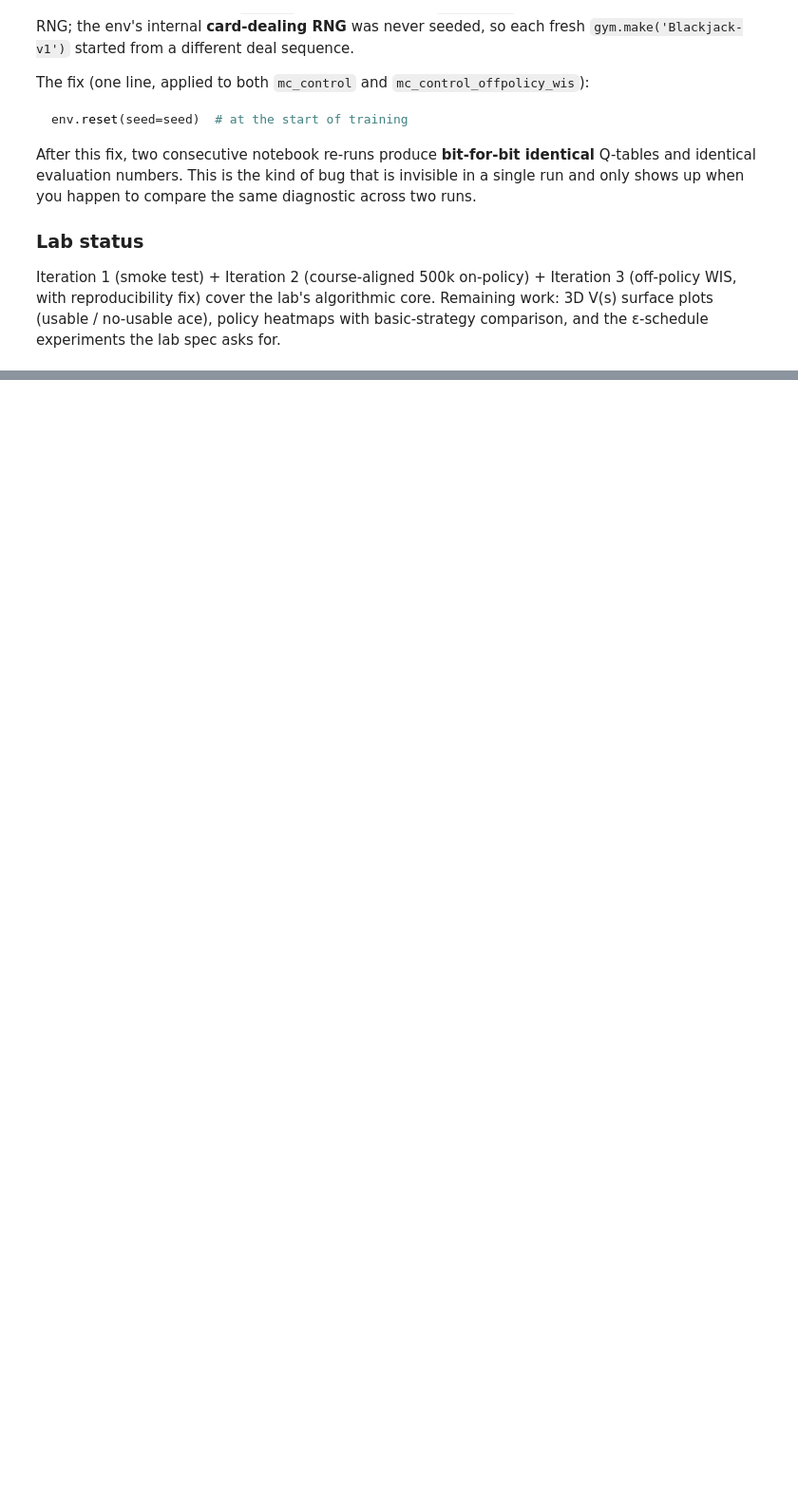
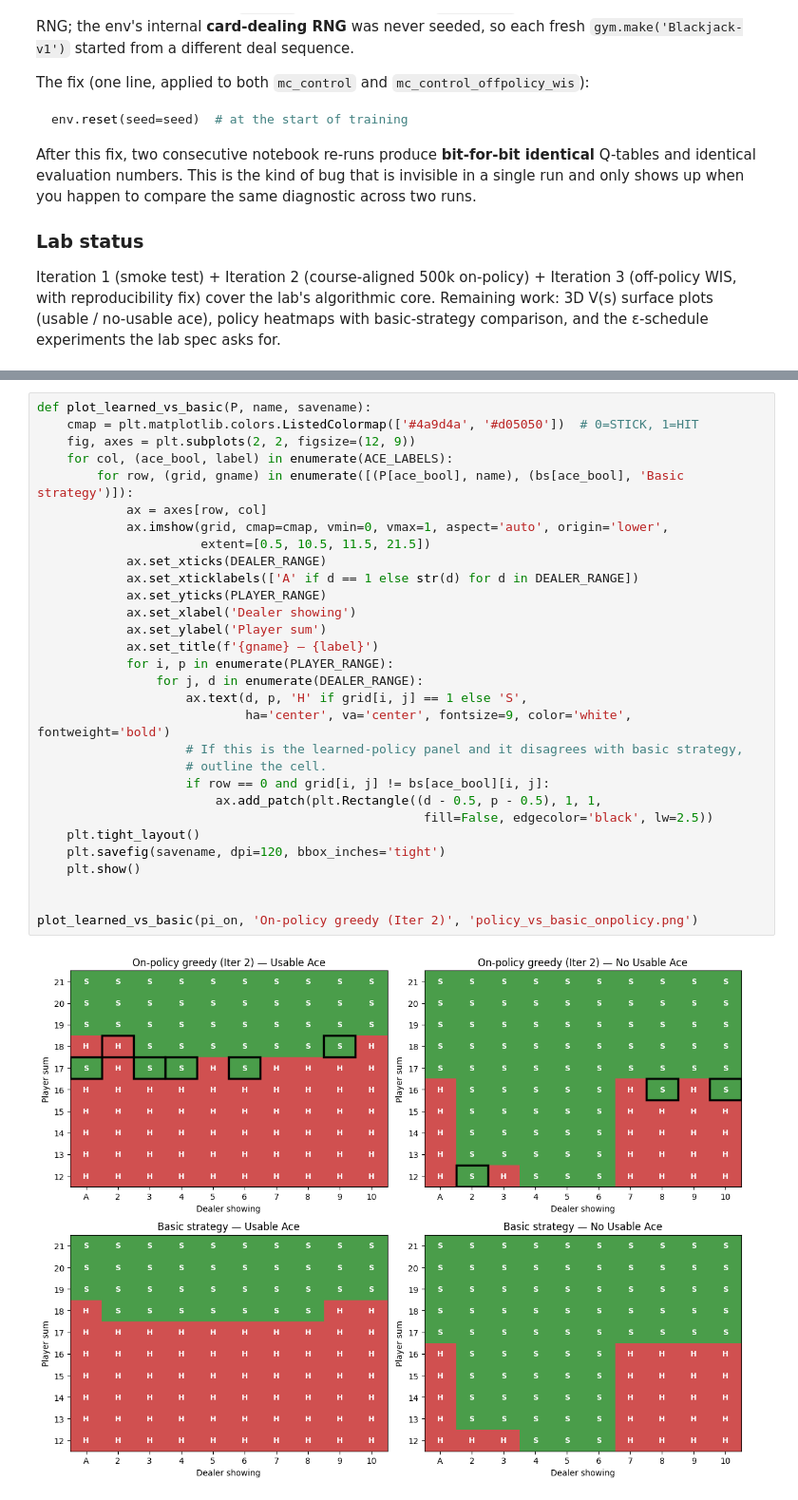
Before and after one commit to gangadharsaivignesh/MSDS684-RL-Labs, a Jupyter notebook: Week3/Lab3.ipynb, the cells around one changed output, grey strips where cells are left out. Shown at 95% size. Drawn from its saved outputs; the diff is of its cells as text; blank space fills up the shorter version.

```diff
--- a/Week3/Lab3.ipynb
+++ b/Week3/Lab3.ipynb
@@ -531,0 +719,32 @@ Iteration 1 (smoke test) + Iteration 2 (course-aligned 500k on-policy) + Iterati
+# %%
+def plot_learned_vs_basic(P, name, savename):
+    cmap = plt.matplotlib.colors.ListedColormap(['#4a9d4a', '#d05050'])  # 0=STICK, 1=HIT
+    fig, axes = plt.subplots(2, 2, figsize=(12, 9))
+    for col, (ace_bool, label) in enumerate(ACE_LABELS):
+        for row, (grid, gname) in enumerate([(P[ace_bool], name), (bs[ace_bool], 'Basic strategy')]):
+            ax = axes[row, col]
+            ax.imshow(grid, cmap=cmap, vmin=0, vmax=1, aspect='auto', origin='lower',
+                      extent=[0.5, 10.5, 11.5, 21.5])
+            ax.set_xticks(DEALER_RANGE)
+            ax.set_xticklabels(['A' if d == 1 else str(d) for d in DEALER_RANGE])
+            ax.set_yticks(PLAYER_RANGE)
+            ax.set_xlabel('Dealer showing')
+            ax.set_ylabel('Player sum')
+            ax.set_title(f'{gname} — {label}')
+            for i, p in enumerate(PLAYER_RANGE):
+                for j, d in enumerate(DEALER_RANGE):
+                    ax.text(d, p, 'H' if grid[i, j] == 1 else 'S',
+                            ha='center', va='center', fontsize=9, color='white', fontweight='bold')
+                    # If this is the learned-policy panel and it disagrees with basic strategy,
+                    # outline the cell.
+                    if row == 0 and grid[i, j] != bs[ace_bool][i, j]:
+                        ax.add_patch(plt.Rectangle((d - 0.5, p - 0.5), 1, 1,
+                                                    fill=False, edgecolor='black', lw=2.5))
+    plt.tight_layout()
+    plt.savefig(savename, dpi=120, bbox_inches='tight')
+    plt.show()
+
+
+plot_learned_vs_basic(pi_on, 'On-policy greedy (Iter 2)', 'policy_vs_basic_onpolicy.png')
+# %% [output]
+[figure, added]
```
Also changed, not shown: parts of 12 cells of this notebook, 3 other files.
